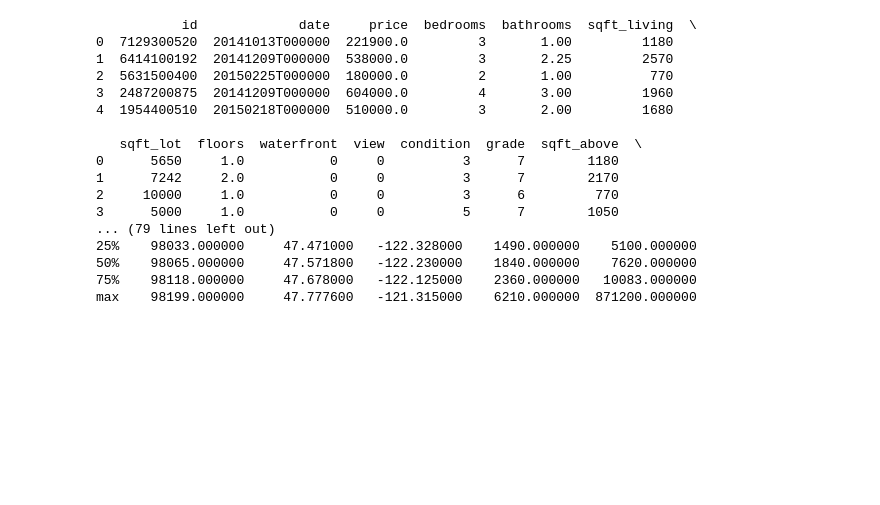
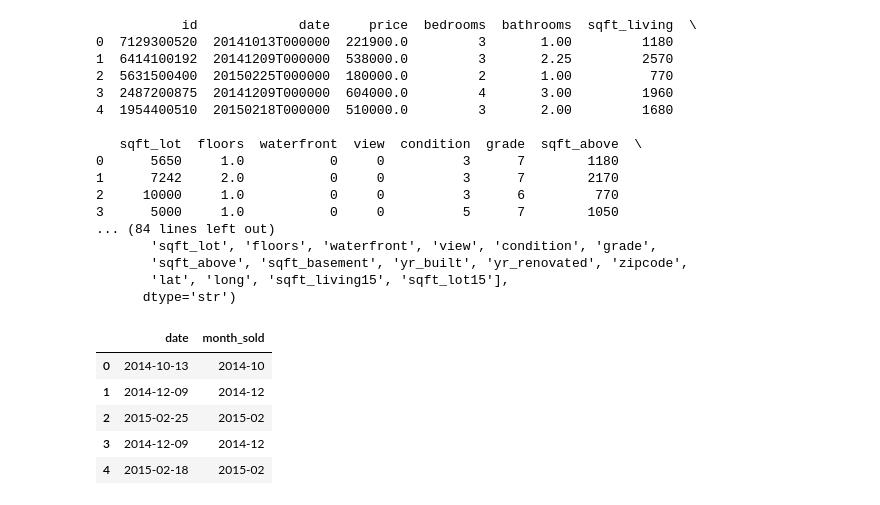
Before and after one commit to dbpatel20/HW5, a Jupyter notebook: HW5.ipynb, the cells around one changed output. Cells and saved outputs as stored; diff of their text form; code cells hidden in the pictures; blank space fills up the shorter version.

```diff
--- a/HW5.ipynb
+++ b/HW5.ipynb
@@ -12,6 +12,7 @@ df = pd.read_csv("data/kc_house_data_original.csv")
 print(df.head())
 print(df.info())
 print(df.describe())
+print(df.columns)
 # %% [output]
            id             date     price  bedrooms  bathrooms  sqft_living  \
 0  7129300520  20141013T000000  221900.0         3       1.00         1180
@@ -25,8 +26,20 @@ print(df.describe())
 1      7242     2.0           0     0          3      7        2170
 2     10000     1.0           0     0          3      6         770
 3      5000     1.0           0     0          5      7        1050
-... (79 lines left out)
-25%    98033.000000     47.471000   -122.328000    1490.000000    5100.000000
-50%    98065.000000     47.571800   -122.230000    1840.000000    7620.000000
-75%    98118.000000     47.678000   -122.125000    2360.000000   10083.000000
-max    98199.000000     47.777600   -121.315000    6210.000000  871200.000000
+... (84 lines left out)
+       'sqft_lot', 'floors', 'waterfront', 'view', 'condition', 'grade',
+       'sqft_above', 'sqft_basement', 'yr_built', 'yr_renovated', 'zipcode',
+       'lat', 'long', 'sqft_living15', 'sqft_lot15'],
+      dtype='str')
+# %%
+df["date"] = pd.to_datetime(df["date"])
+df["month_sold"] = df["date"].dt.to_period("M").astype(str)
+
+df[["date", "month_sold"]].head()
+# %% [output]
+|  | date | month_sold |
+| 0 | 2014-10-13 | 2014-10 |
+| 1 | 2014-12-09 | 2014-12 |
+| 2 | 2015-02-25 | 2015-02 |
+| 3 | 2014-12-09 | 2014-12 |
+| 4 | 2015-02-18 | 2015-02 |
```
Also changed, not shown: parts of 1 cell of this notebook.
